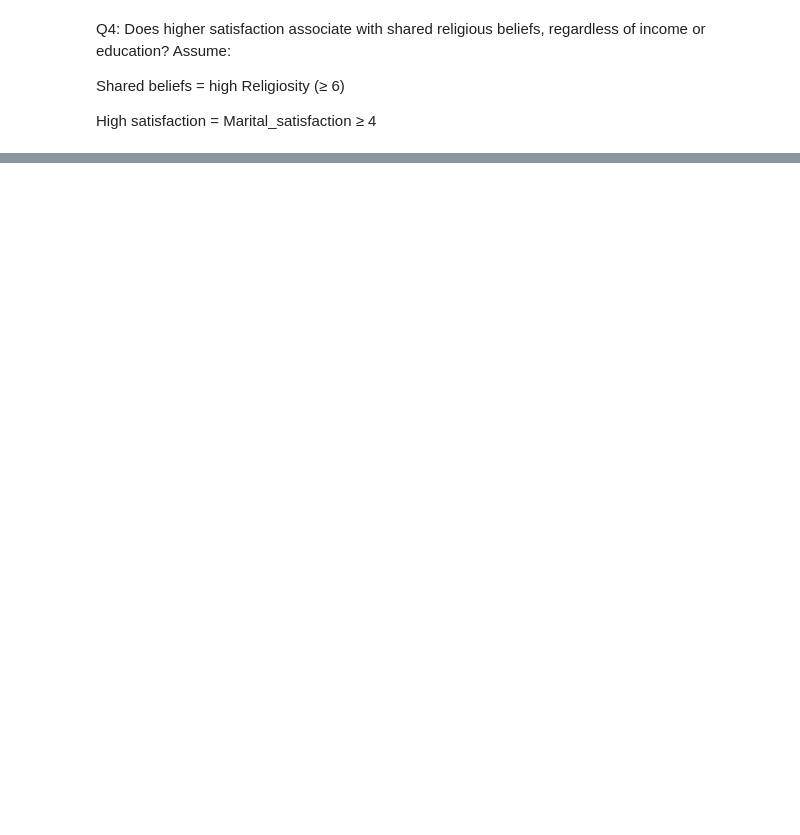
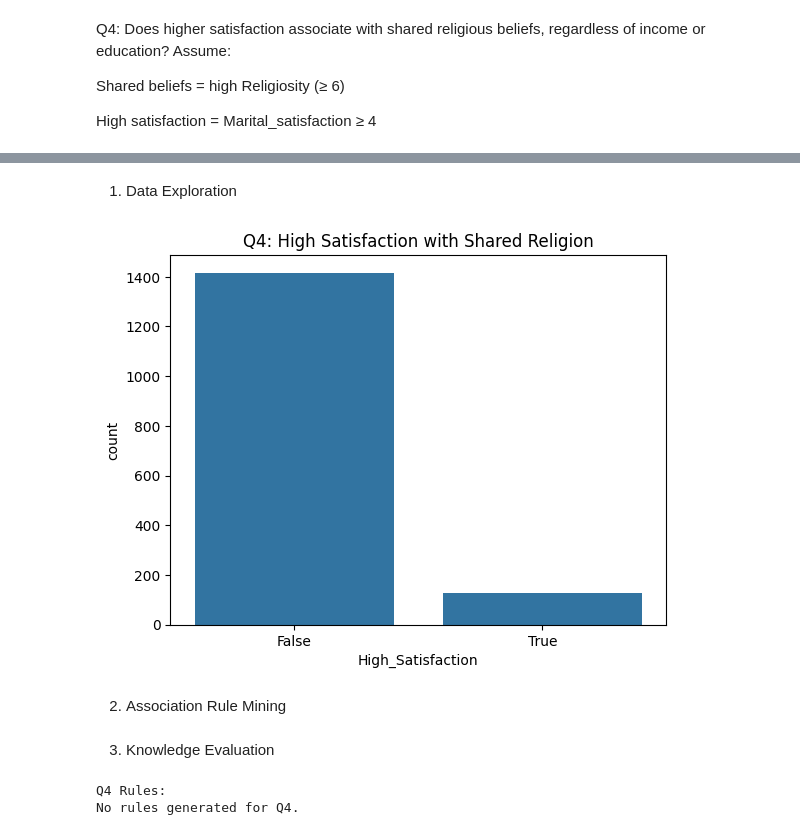
Before and after one commit to JiaJun0207/DataMiningAssignment, a Jupyter notebook: TT2L_G1.ipynb, the cells around one changed output, grey strips where cells are left out. Drawn from its saved outputs; the diff is of its cells as text; code cells hidden in the pictures; blank space fills up the shorter version.

```diff
--- a/TT2L_G1.ipynb
+++ b/TT2L_G1.ipynb
@@ -102,0 +168,12 @@ Name: High_Satisfaction, dtype: float64
+# %% [markdown]
+1. Data Exploration
+# %%
+df["Shared_Religion"] = df["Religiosity"] >= 6
+
+sns.countplot(x="High_Satisfaction", data=df[df["Shared_Religion"]])
+plt.title("Q4: High Satisfaction with Shared Religion")
+plt.show()
+# %% [output]
+[figure, added]
+# %% [markdown]
+2. Association Rule Mining
@@ -102,0 +183,11 @@ Name: High_Satisfaction, dtype: float64
+# %% [markdown]
+3. Knowledge Evaluation
+# %%
+print("Q4 Rules:")
+if not rules_q4.empty:
+    print(rules_q4.sort_values(by="Lift", ascending=False).head())
+else:
+    print("No rules generated for Q4.")
+# %% [output]
+Q4 Rules:
+No rules generated for Q4.
```
Also changed, not shown: parts of 26 cells of this notebook.
